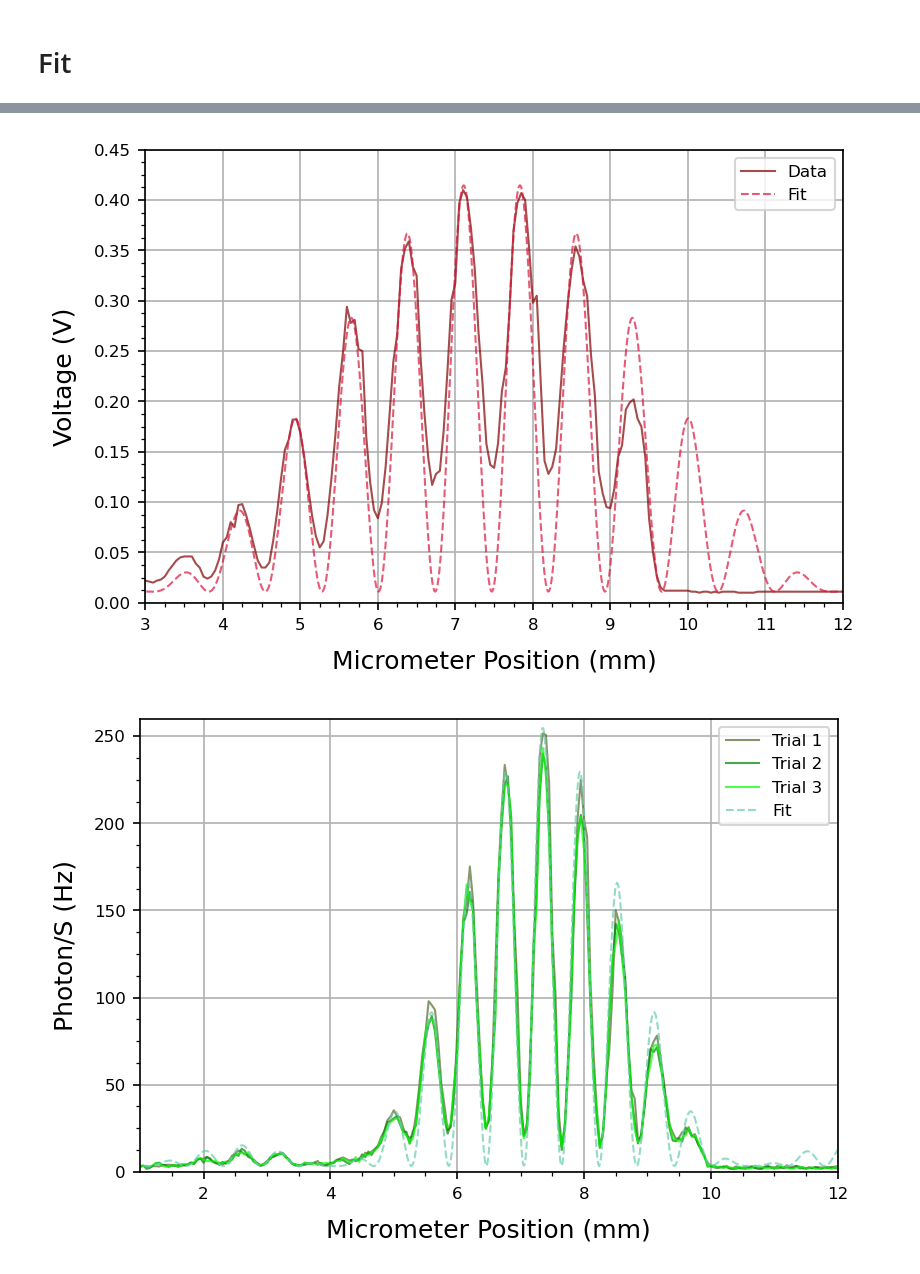
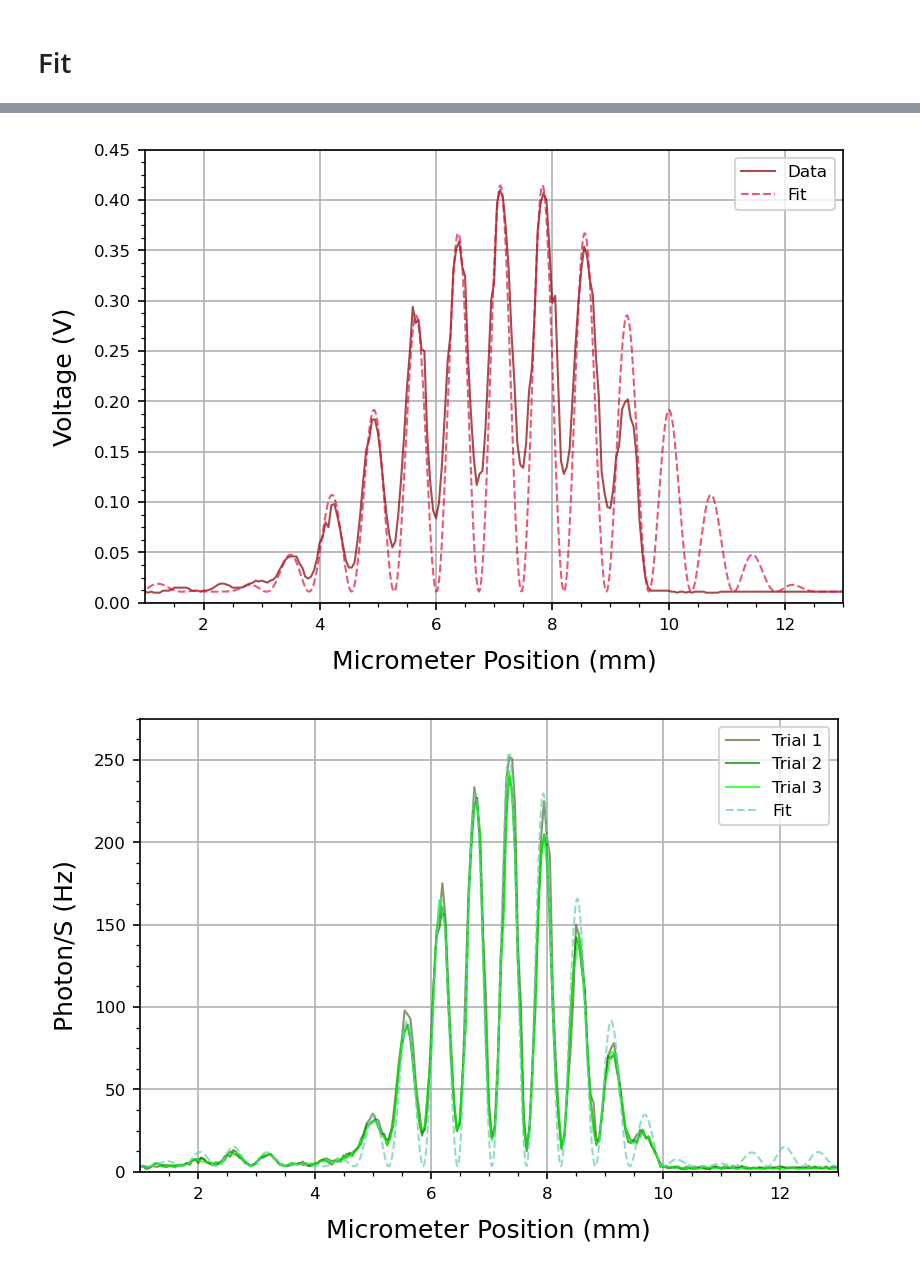
Before and after one commit to parallax-xallaraq/PHSX616, a Jupyter notebook: Lab1 - Two Slit Interference/Code/Fitting.ipynb, the cells around one changed output, grey strips where cells are left out. Cells and saved outputs as stored; diff of their text form; code cells hidden in the pictures.

```diff
--- a/Lab1 - Two Slit Interference/Code/Fitting.ipynb
+++ b/Lab1 - Two Slit Interference/Code/Fitting.ipynb
@@ -122,15 +127,14 @@ myplt.PlotMultiXY(
 # %%
 expKey = 'Laser 2s'
-
-tables[expKey]['Alpha'] = 4.3
-tables[expKey]['Beta']  = 0.34
+tables[expKey]['Beta'] = 4.3
+tables[expKey]['Alpha']  = 0.59
 xfit = GetX()
-yfit = I(xfit, tables[expKey]['I0'], tables[expKey]['Alpha'], tables[expKey]['Beta'])
-# yfit = Interference(xfit, tables[expKey]['I0'], tables[expKey]['Alpha'])
-
+yfit = I_v2_phased(xfit, tables[expKey]['I0'], tables[expKey]['Beta'], tables[expKey]['Alpha'])
+# yfit = Envelope_v2(xfit, tables[expKey]['I0'], tables[expKey]['Alpha'])
+# yfit = Interference_v2_phased(xfit, tables[expKey]['I0'], tables[expKey]['Beta'])
 myplt.PlotMultiXY(
     x = [   tables[expKey]['Micrometer Position (mm)'],
-            xfit + GetXShift(tables, expKey, 'Micrometer Position (mm)', 'Voltage (V)') + 0.37 ],
+            xfit + GetXShift(tables, expKey, 'Micrometer Position (mm)', 'Voltage (V)') + 0.37  ],
     y = [   tables[expKey]['Voltage (V)'],
             yfit + GetYShift(tables, expKey, 'Voltage (V)') ],
     color       = [ 'maroon', 'crimson' ],
@@ -138,48 +142,39 @@ myplt.PlotMultiXY(
     legend      = [ 'Data', 'Fit' ],
     xlab        = 'Micrometer Position (mm)',
     ylab        = 'Voltage (V)',
-    xlim        = [ 3, 12 ],
+    xlim        = [ 1, 13 ],
     ylim        = [ 0, 0.45 ],
     fileName    = path_fig + 'Fit_Laser2s.png'
 )
 # %% [output]
-[figure, old version]
+[figure, new version]
 # %%
-def Interference_v2(x, I0, alpha) :
-    return I0 * (np.cos(x*alpha))**2
-
-def Envelope_v2(x, I0, beta) :
-    return I0 * (np.sin(x*beta) / (x*beta))**2
-
-def I_v2(x, I0, alpha, beta) :
-    return I0 * (np.sin(x*beta) / (x*beta))**2 * (np.cos(x*alpha))**2
-
 I0avg = ( tables['Bulb 2s t1']['I0'] + tables['Bulb 2s t1']['I0'] + tables['Bulb 2s t1']['I0'] ) / 3
+for bulb2s in ['Bulb 2s t1', 'Bulb 2s t2', 'Bulb 2s t3'] : # set same for all
+    tables[bulb2s]['Beta'] = 5.3
+    tables[bulb2s]['Alpha']  = 0.95
 expKey = 'Bulb 2s t1'
-tables[expKey]['Alpha'] = 5.3
-tables[expKey]['Beta']  = 0.95
 xfit = GetX((-7,7))
-yfit = I_v2(xfit, I0avg, tables[expKey]['Alpha'], tables[expKey]['Beta'])
-# yfit = Envelope_v2(xfit,I0avg,tables[expKey]['Beta'] )
-# yfit = Interference_v2(xfit,I0avg,tables[expKey]['Alpha'])
-
+yfit = I_v2(xfit, I0avg, tables[expKey]['Beta'], tables[expKey]['Alpha'])
+# yfit = Envelope_v2(xfit,I0avg,tables[expKey]['Alpha'] )
+# yfit = Interference_v2(xfit,I0avg,tables[expKey]['Beta'])
 myplt.PlotMultiXY(
     x = [   tables['Bulb 2s t1']['Micrometer Position (mm)']+0.5, # shift right to align with other lines
             tables['Bulb 2s t2']['Micrometer Position (mm)'],
             tables['Bulb 2s t3']['Micrometer Position (mm)'],
             xfit + GetXShift(tables, expKey, 'Micrometer Position (mm)', 'Photon/S (Hz)') + 0.5 ],
     y = [   tables['Bulb 2s t1']['Photon/S (Hz)'],
             tables['Bulb 2s t2']['Photon/S (Hz)'],
             tables['Bulb 2s t3']['Photon/S (Hz)'],
             yfit + GetYShift(tables, expKey, 'Photon/S (Hz)') ],
     xlab        = 'Micrometer Position (mm)',
     ylab        = 'Photon/S (Hz)',
     color       = [ 'darkolivegreen', 'green', 'lime','mediumaquamarine' ],
     linestyle   = [ '-', '-', '-','--' ],
     legend      = [ 'Trial 1', 'Trial 2', 'Trial 3', 'Fit' ],
-    xlim        = [1,12],
-    ylim        = [0,260],
+    xlim        = [1,13],
+    ylim        = [0,275],
     fileName = path_fig + 'Fit_Bulb2st123.png'
 )
 # %% [output]
-[figure, old version]
+[figure, new version]
```
Also changed, not shown: parts of 5 cells of this notebook, 4 other files.
